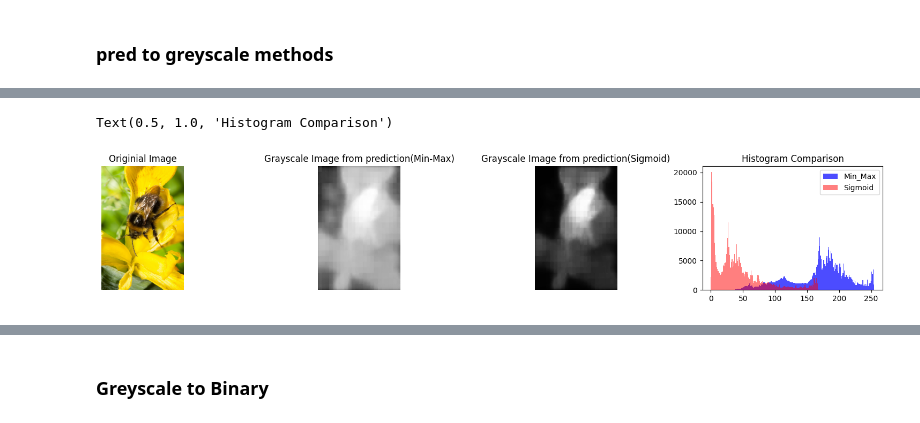
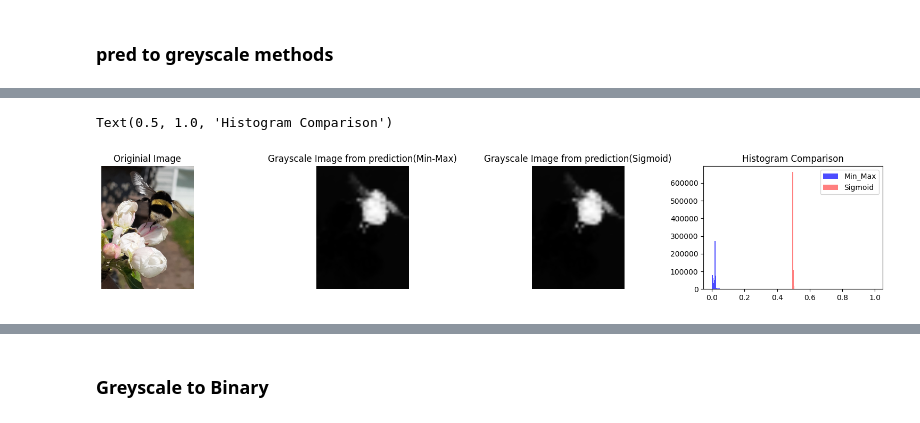
Before and after one commit to lwfld/reProj, a Jupyter notebook: exp.ipynb, the cells around one changed output, grey strips where cells are left out. Cells and saved outputs as stored; diff of their text form; code cells hidden in the pictures.

```diff
--- a/exp.ipynb
+++ b/exp.ipynb
@@ -7,10 +59,11 @@ from myutils.processors import toGreyscale, toBinary
 # %%
 # First Get a prediction
-img_id = 325
+img_id = 170
 
-ori = get_img(id=img_id)
-pred = segment(ori, prompts=["bee", "background"])
-gt = get_img(id=img_id, path="./dataset/masks/gt/")
+ori = get_img(img_id)
+pred = DSS.segment(ori)
+# pred = CLIPSeg.segment(ori, prompts=["bee", "background"])
+gt = get_img(img_id, path="./dataset/masks/gt/")
 
 gs_minmax = toGreyscale(pred[0], method=1)
 gs_sigmoid = toGreyscale(pred[0], method=2)
@@ -18,33 +71,33 @@ gs_sigmoid = toGreyscale(pred[0], method=2)
 # Comparision
 import numpy as np
 import matplotlib.pyplot as plt
 
 
 bins = np.arange(256)
 val_range = (0, 255)
 
-hist1, bins1 = np.histogram(gs_minmax.flatten(), bins=256, range=[0, 256])
-hist2, bins2 = np.histogram(gs_sigmoid.flatten(), bins=256, range=[0, 256])
+hist1, bins1 = np.histogram(gs_minmax.flatten(), bins=256, range=[0, 1])
+hist2, bins2 = np.histogram(gs_sigmoid.flatten(), bins=256, range=[0, 1])
 
 fig, axs = plt.subplots(1, 4, figsize=(20, 3))
 
 axs[0].imshow(ori)
 axs[0].axis("off")
 axs[0].set_title("Originial Image")
 
 axs[1].imshow(gs_minmax, cmap="gray")
 axs[1].axis("off")
 axs[1].set_title("Grayscale Image from prediction(Min-Max)")
 
 axs[2].imshow(gs_sigmoid, cmap="gray")
 axs[2].axis("off")
 axs[2].set_title("Grayscale Image from prediction(Sigmoid)")
 
 width = bins1[1] - bins1[0]
 axs[3].bar(bins1[:-1], hist1, width=width, color="blue", alpha=0.7, label="Min_Max")
 axs[3].bar(bins2[:-1], hist2, width=width, color="red", alpha=0.5, label="Sigmoid")
 axs[3].legend(loc="upper right")
 axs[3].set_title("Histogram Comparison")
 # %% [output]
 Text(0.5, 1.0, 'Histogram Comparison')
-[figure, old version]
+[figure, new version]
```
Also changed, not shown: parts of 50 cells of this notebook, 32 other files.
